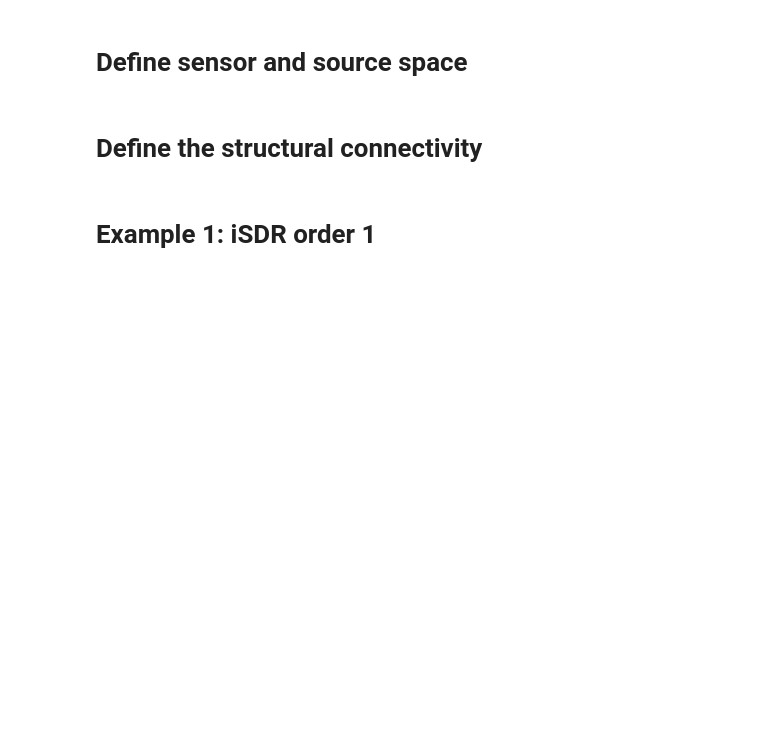
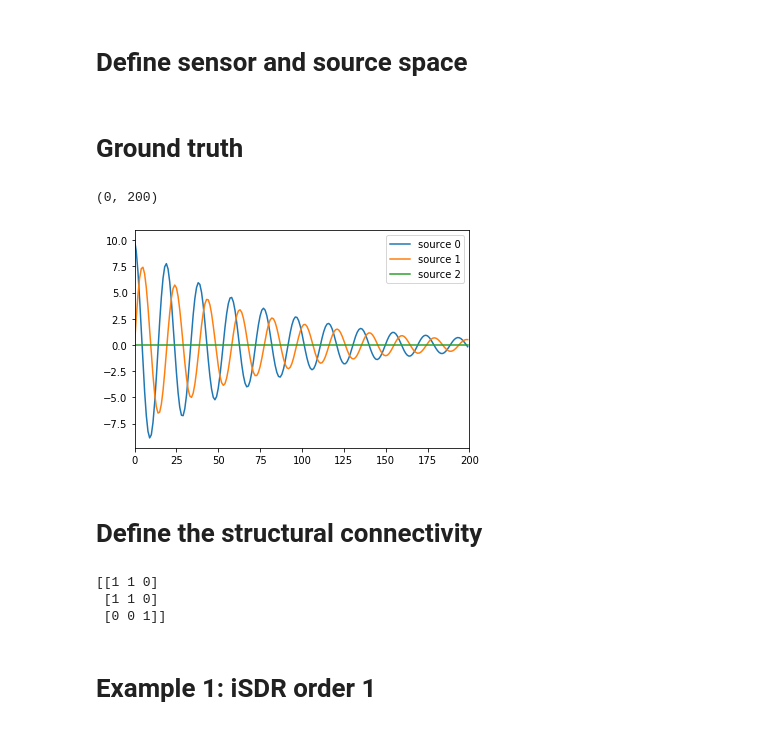
Before and after one commit to BBELAOUCHA/iSDR_cython, a Jupyter notebook: examples/iSDR_example.ipynb, the cells around one changed output. Drawn from its saved outputs; the diff is of its cells as text; code cells hidden in the pictures; blank space fills up the shorter version.

```diff
--- a/examples/iSDR_example.ipynb
+++ b/examples/iSDR_example.ipynb
@@ -17,10 +17,24 @@ J[:, 0] = [10, 0.1, 0]
 A = np.array([[0.9,-0.4,0], [0.25, 0.97,0],[0,0,0]])
 for i in range(J.shape[-1]-1):
     J[:, i+1] = np.dot(A, J[:, i])
+# %% [markdown]
+# Ground truth
+# %%
+plt.plot(J.T)
+plt.legend(['source %s'%s for s in range(n_s)])
+plt.xlim(0, n_t)
+# %% [output]
+(0, 200)
+[figure, added]
 # %% [markdown]
 # Define the structural connectivity
 # %%
 SC = np.array([[1,1,0], [1,1,0],[0,0,1]])
+print( SC)
+# %% [output]
+[[1 1 0]
+ [1 1 0]
+ [0 0 1]]
 # %% [markdown]
 # Example 1: iSDR order 1
 # %% [markdown]
```
Also changed, not shown: parts of 13 cells of this notebook, 2 other files.
